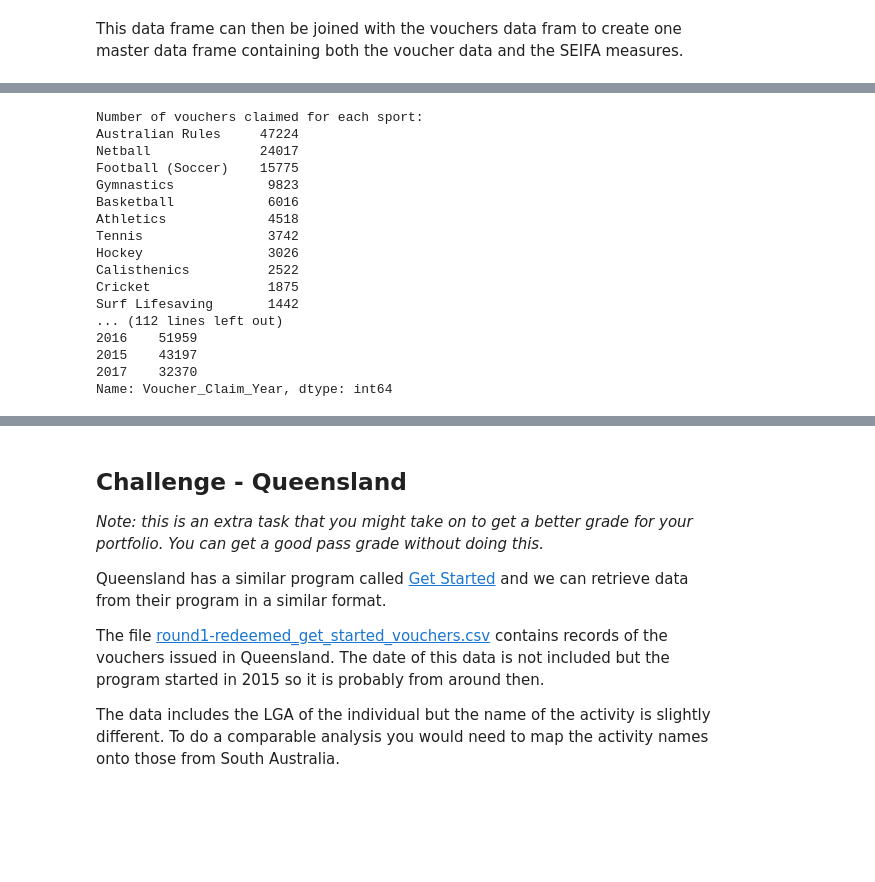
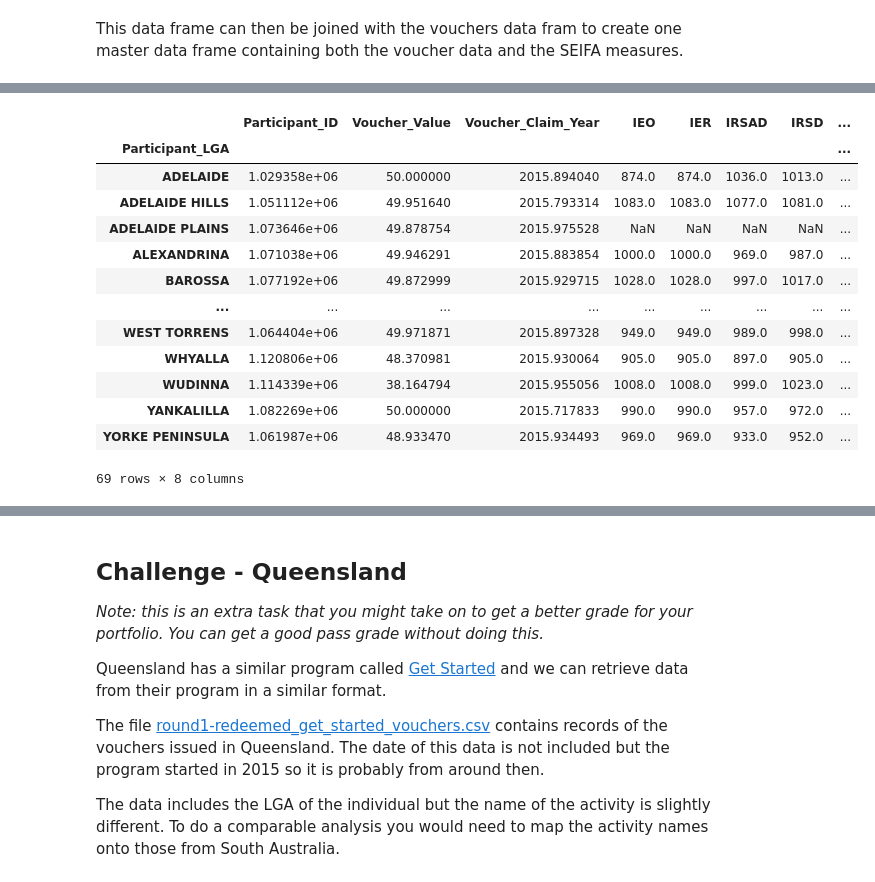
Before and after one commit to MQCOMP2200-S2-2021/data-science-portfolio-JoeB-cybersecurity, a Jupyter notebook: Portfolio 2.ipynb, the cells around one changed output, grey strips where cells are left out. Drawn from its saved outputs; the diff is of its cells as text; code cells hidden in the pictures; blank space fills up the shorter version.

```diff
--- a/Portfolio 2.ipynb
+++ b/Portfolio 2.ipynb
@@ -80,32 +80,20 @@ sa_vouchers_scores.head()
 | 2 | 1000004 | ABERFOYLE PARK | Not Registered Previously | Not ATSI | Not CALD | ... |
 | 3 | 1000004 | ABERFOYLE PARK | Registered Previously | Not ATSI | Not CALD | ... |
 | 4 | 1000005 | ABERFOYLE PARK | Registered Previously | Not ATSI | Not CALD | ... |
-# %%
-#Describe the distribution of vouchers by: LGA, Sport - which regions/sports stand out?
-
-sport_cnt = sa_vouchers_scores.Voucher_Sport.value_counts()
-lga_cnt = sa_vouchers_scores.Participant_LGA.value_counts()
-Vouch_year = sa_vouchers_scores.Voucher_Claim_Year.value_counts()
-percent = sport_cnt/sa_vouchers_scores.Voucher_Sport.count()
-
-print("Number of vouchers claimed for each sport:\n{}\n\n\nPercentage of vouchers claimed each sport\n{}"
-    "\n\n\nNumber of vouchers claimed in each LGA:\n"
-    "{}\n\n\nNumber of vouchers claimed in each year:\n{}".format(sport_cnt,percent,lga_cnt,Vouch_year))
-# %% [output]
-Number of vouchers claimed for each sport:
-Australian Rules     47224
-Netball              24017
-Football (Soccer)    15775
-Gymnastics            9823
-Basketball            6016
-Athletics             4518
-Tennis                3742
-Hockey                3026
-Calisthenics          2522
-Cricket               1875
-Surf Lifesaving       1442
-... (112 lines left out)
-2016    51959
-2015    43197
-2017    32370
-Name: Voucher_Claim_Year, dtype: int64
+# %%
+sa_vouchers_scores.groupby(['Participant_LGA']).mean()
+# %% [output]
+|  | Participant_ID | Voucher_Value | Voucher_Claim_Year | IEO | IER | IRSAD | IRSD | ... |
+| Participant_LGA |  |  |  |  |  |  |  | ... |
+| ADELAIDE | 1.029358e+06 | 50.000000 | 2015.894040 | 874.0 | 874.0 | 1036.0 | 1013.0 | ... |
+| ADELAIDE HILLS | 1.051112e+06 | 49.951640 | 2015.793314 | 1083.0 | 1083.0 | 1077.0 | 1081.0 | ... |
+| ADELAIDE PLAINS | 1.073646e+06 | 49.878754 | 2015.975528 | NaN | NaN | NaN | NaN | ... |
+| ALEXANDRINA | 1.071038e+06 | 49.946291 | 2015.883854 | 1000.0 | 1000.0 | 969.0 | 987.0 | ... |
+| BAROSSA | 1.077192e+06 | 49.872999 | 2015.929715 | 1028.0 | 1028.0 | 997.0 | 1017.0 | ... |
+| ... | ... | ... | ... | ... | ... | ... | ... | ... |
+| WEST TORRENS | 1.064404e+06 | 49.971871 | 2015.897328 | 949.0 | 949.0 | 989.0 | 998.0 | ... |
+| WHYALLA | 1.120806e+06 | 48.370981 | 2015.930064 | 905.0 | 905.0 | 897.0 | 905.0 | ... |
+| WUDINNA | 1.114339e+06 | 38.164794 | 2015.955056 | 1008.0 | 1008.0 | 999.0 | 1023.0 | ... |
+| YANKALILLA | 1.082269e+06 | 50.000000 | 2015.717833 | 990.0 | 990.0 | 957.0 | 972.0 | ... |
+| YORKE PENINSULA | 1.061987e+06 | 48.933470 | 2015.934493 | 969.0 | 969.0 | 933.0 | 952.0 | ... |
+69 rows × 8 columns
```
Also changed, not shown: parts of 8 cells of this notebook.
